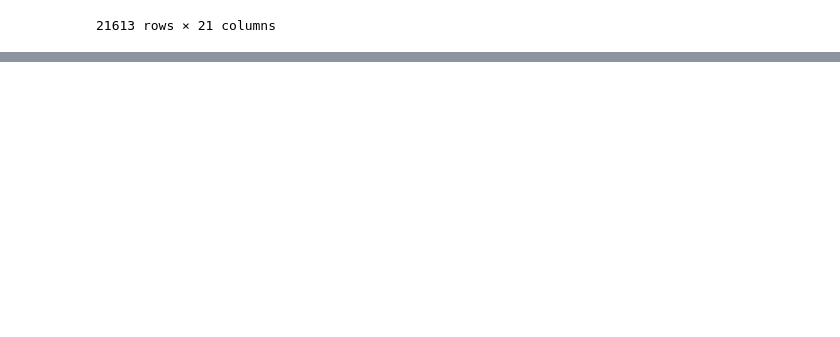
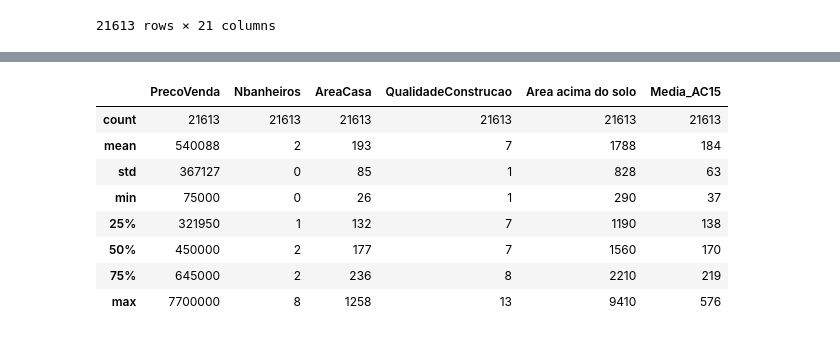
Before and after one commit to flaviod08/MiniProjetoDNC1, a Jupyter notebook: FTDJ_MiniProjetoDNC1.ipynb, the cells around one changed output, grey strips where cells are left out. Saved outputs shown, nothing was run; the diff lists cells and outputs as text; code cells hidden in the pictures; blank space fills up the shorter version.

```diff
--- a/FTDJ_MiniProjetoDNC1.ipynb
+++ b/FTDJ_MiniProjetoDNC1.ipynb
@@ -221,5 +243,19 @@ plot
 # %%
- # A partir da correlação descobrimos quais são os principais fatores que influenciam no preço que são:
+# A partir da correlação descobrimos quais são os principais fatores que influenciam no preço que são:
 # Nbanheiros (0,5), AreaCasa(0,7), QualidadeConstrucao (0,7), Area acima do solo(0,6), Media_AC15(0,6) -> valordevenda
 # Implementando Regressão Linear com Python
 # importar os pacotes necessários
+# Como é a estrutura estatística dos dados que mais correlacionam com o valor do imóvel??
+
+varimportante = df[['PrecoVenda', 'Nbanheiros', 'AreaCasa', 'QualidadeConstrucao', 'Area acima do solo','Media_AC15']]
+varimportante.describe().astype(int)
+# %% [output]
+|  | PrecoVenda | Nbanheiros | AreaCasa | QualidadeConstrucao | Area acima do solo | Media_AC15 |
+| count | 21613 | 21613 | 21613 | 21613 | 21613 | 21613 |
+| mean | 540088 | 2 | 193 | 7 | 1788 | 184 |
+| std | 367127 | 0 | 85 | 1 | 828 | 63 |
+| min | 75000 | 0 | 26 | 1 | 290 | 37 |
+| 25% | 321950 | 1 | 132 | 7 | 1190 | 138 |
+| 50% | 450000 | 2 | 177 | 7 | 1560 | 170 |
+| 75% | 645000 | 2 | 236 | 8 | 2210 | 219 |
+| max | 7700000 | 8 | 1258 | 13 | 9410 | 576 |
```
Also changed, not shown: parts of 10 cells of this notebook.
